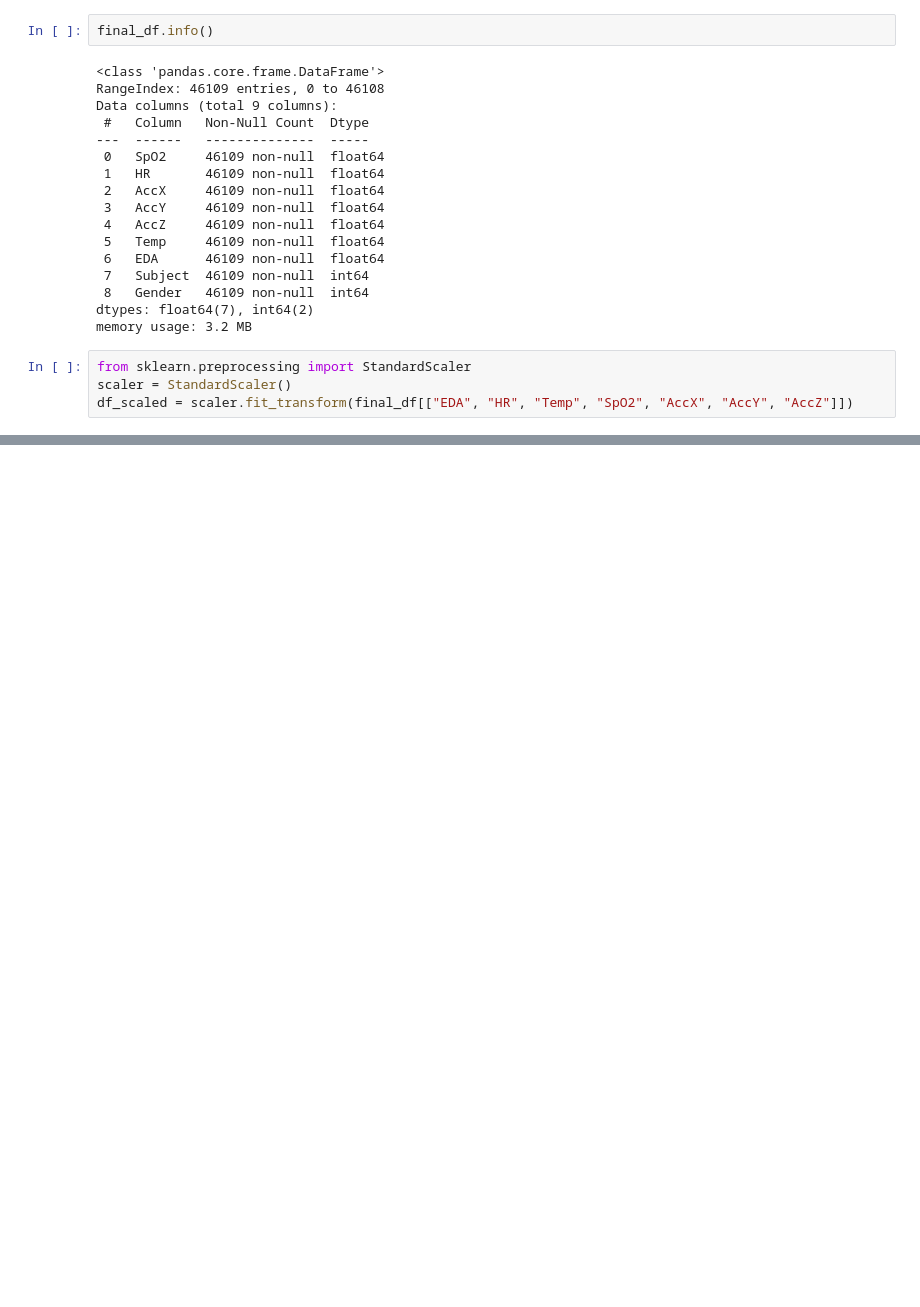
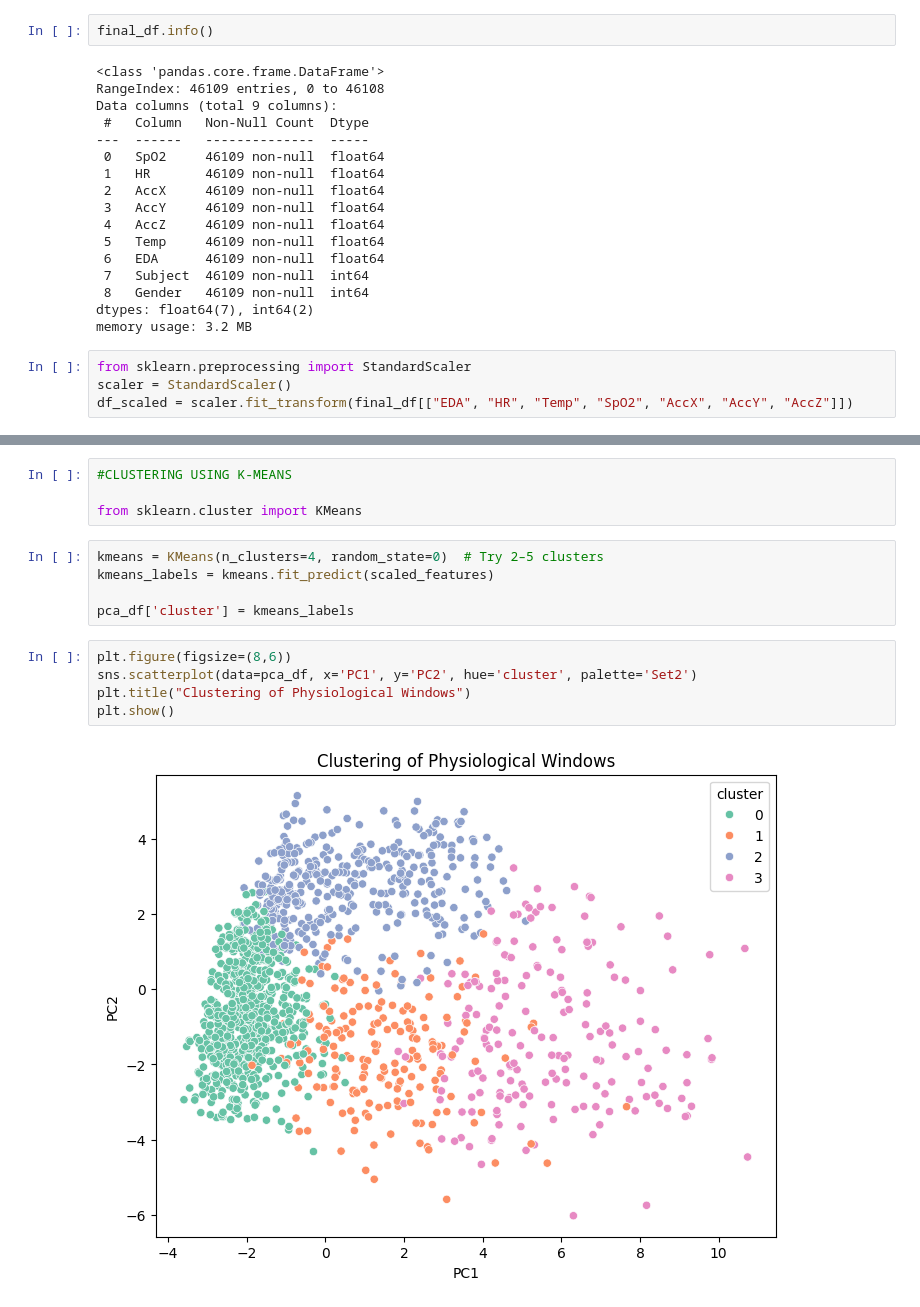
Before and after one commit to sudeepti25/Neurological_state-pridiction, a Jupyter notebook: Project.ipynb, the cells around one changed output, grey strips where cells are left out. Drawn from its saved outputs; the diff is of its cells as text; blank space fills up the shorter version.

```diff
--- a/Project.ipynb
+++ b/Project.ipynb
@@ -220,0 +316,16 @@ df_scaled.head()
+# %%
+#CLUSTERING USING K-MEANS
+
+from sklearn.cluster import KMeans
+# %%
+kmeans = KMeans(n_clusters=4, random_state=0)  # Try 2–5 clusters
+kmeans_labels = kmeans.fit_predict(scaled_features)
+
+pca_df['cluster'] = kmeans_labels
+# %%
+plt.figure(figsize=(8,6))
+sns.scatterplot(data=pca_df, x='PC1', y='PC2', hue='cluster', palette='Set2')
+plt.title("Clustering of Physiological Windows")
+plt.show()
+# %% [output]
+[figure, added]
```
Also changed, not shown: parts of 12 cells of this notebook, 1 other file.
